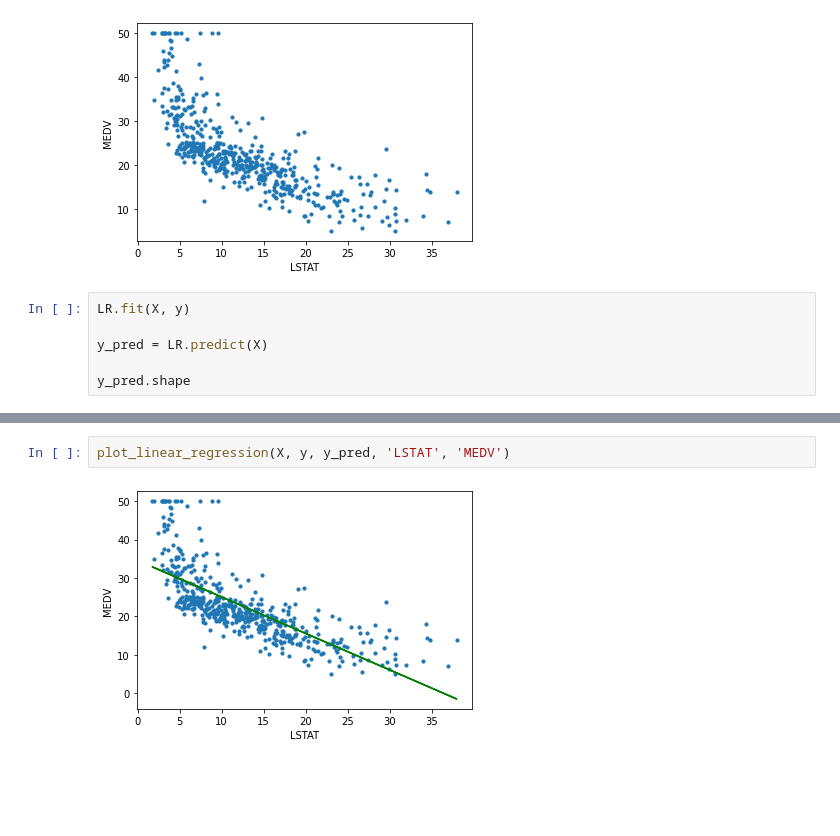
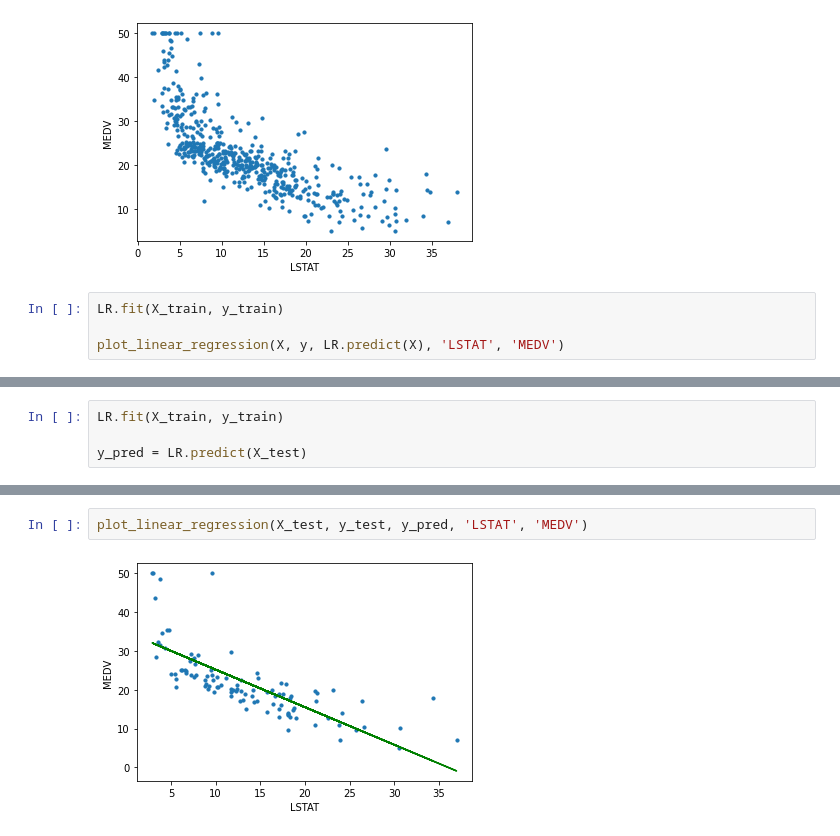
Before and after one commit to barbaraneves/machine-learning-2020-1, a Jupyter notebook: Atividade 2/regressao_linear_logistica.ipynb, the cells around one changed output, grey strips where cells are left out. Saved outputs shown, nothing was run; the diff lists cells and outputs as text; blank space fills up the shorter version.

```diff
--- a/Atividade 2/regressao_linear_logistica.ipynb
+++ b/Atividade 2/regressao_linear_logistica.ipynb
@@ -201,9 +199,7 @@ plot_(X, y, 'LSTAT', 'MEDV')
 # %% [output]
 [figure]
 # %%
-LR.fit(X, y)
+LR.fit(X_train, y_train)
 
-y_pred = LR.predict(X)
-
-y_pred.shape
+plot_linear_regression(X, y, LR.predict(X), 'LSTAT', 'MEDV')
 # %% [output]
@@ -210,0 +207,4 @@ y_pred.shape
+# %%
+LR.fit(X_train, y_train)
+
+y_pred = LR.predict(X_test)
@@ -211,4 +220,4 @@ y_pred.shape
 # %%
-plot_linear_regression(X, y, y_pred, 'LSTAT', 'MEDV')
+plot_linear_regression(X_test, y_test, y_pred, 'LSTAT', 'MEDV')
 # %% [output]
-[figure, old version]
+[figure, new version]
```
Also changed, not shown: parts of 5 cells of this notebook.
